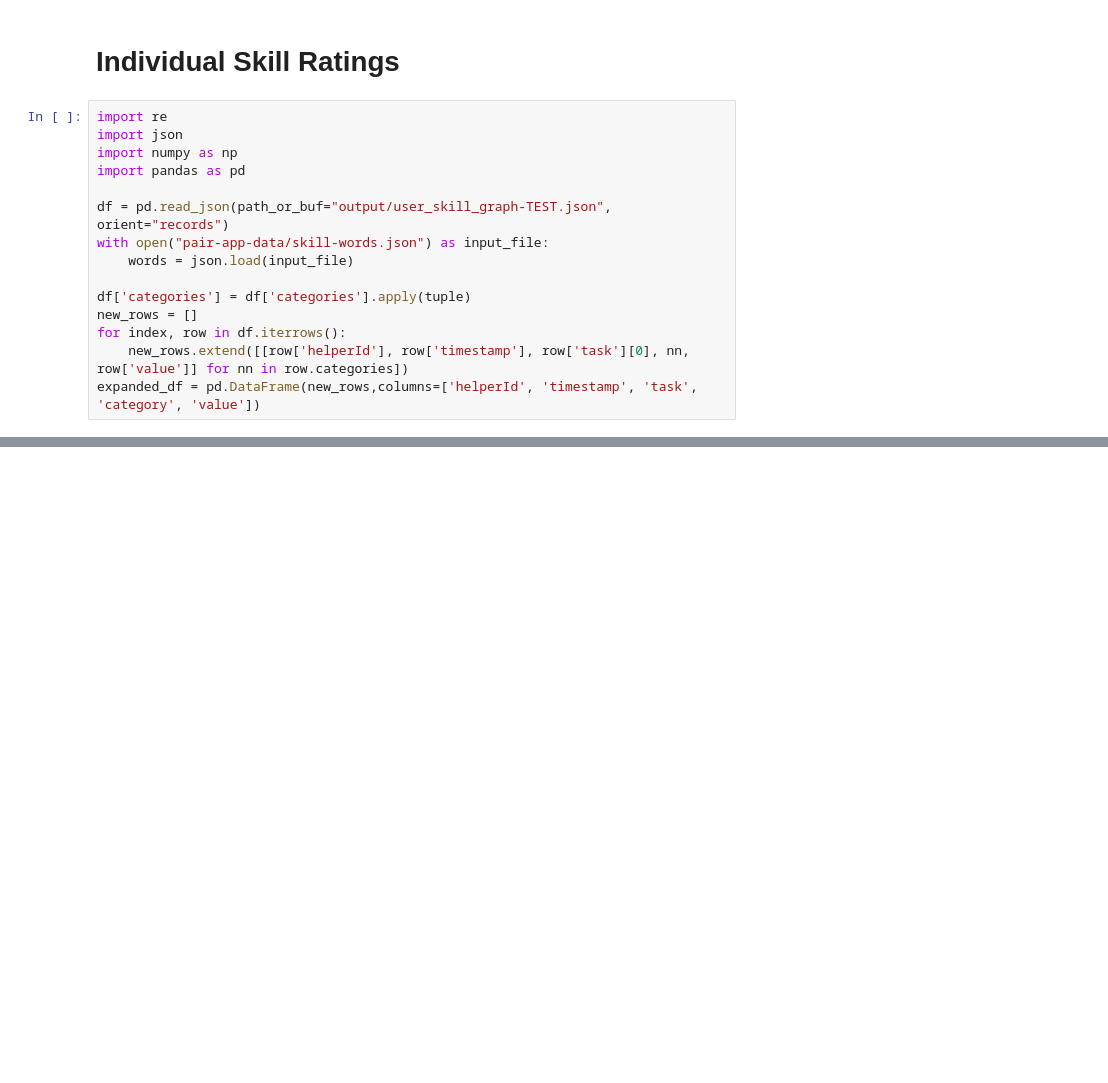
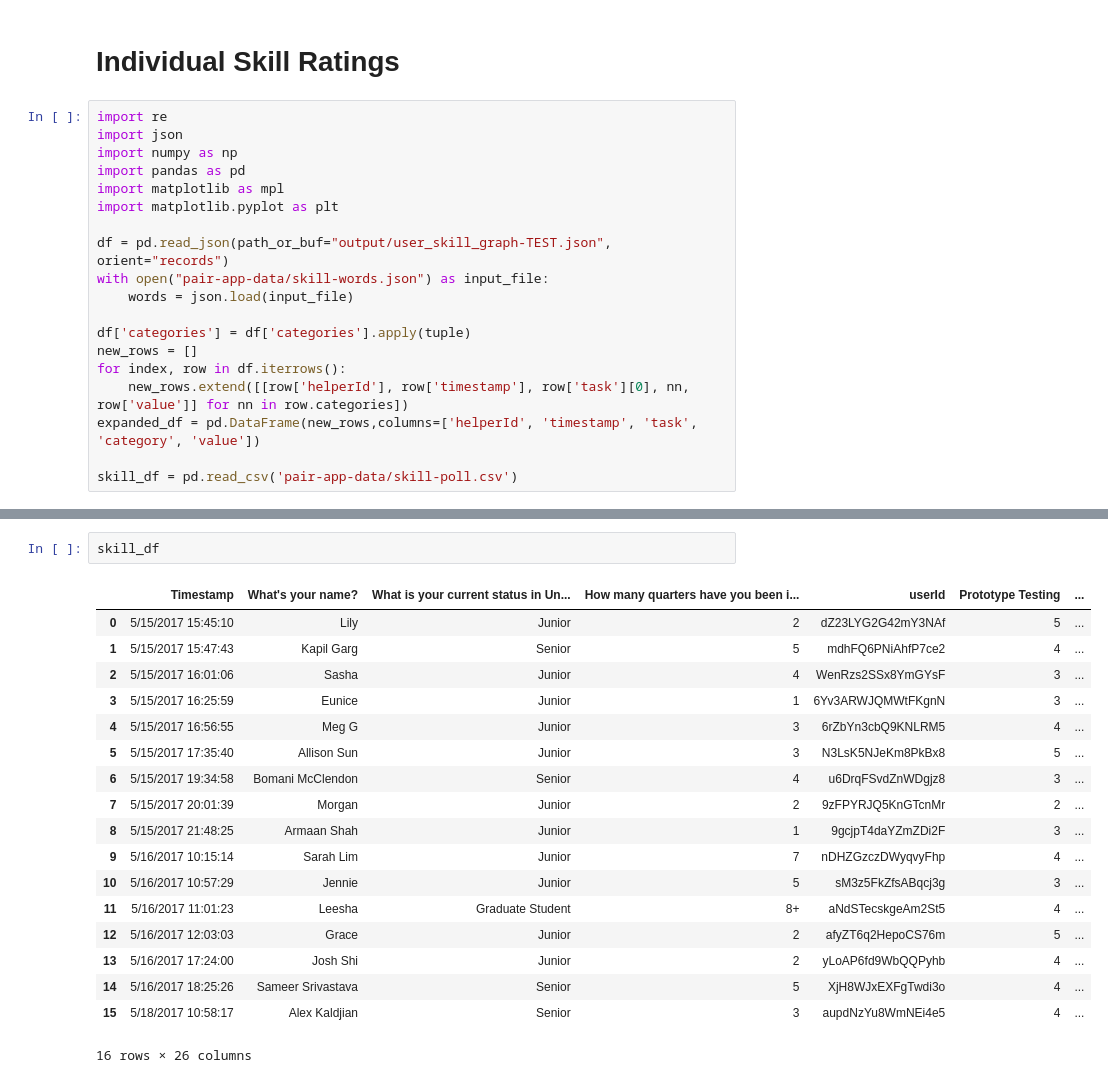
Before and after one commit to NUDelta/pair-research-meteor, a Jupyter notebook: data-analysis/Individual Skill Profiles.ipynb, the cells around one changed output, grey strips where cells are left out. Drawn from its saved outputs; the diff is of its cells as text; blank space fills up the shorter version.

```diff
--- a/data-analysis/Individual Skill Profiles.ipynb
+++ b/data-analysis/Individual Skill Profiles.ipynb
@@ -5,6 +5,8 @@ import re
 import json
 import numpy as np
 import pandas as pd
+import matplotlib as mpl
+import matplotlib.pyplot as plt
 
 df = pd.read_json(path_or_buf="output/user_skill_graph-TEST.json", orient="records")
 with open("pair-app-data/skill-words.json") as input_file:
@@ -17,4 +19,6 @@ for index, row in df.iterrows():
 expanded_df = pd.DataFrame(new_rows,columns=['helperId', 'timestamp', 'task', 'category', 'value'])
+
+skill_df = pd.read_csv('pair-app-data/skill-poll.csv')
 # %%
 def grab_user_responses(userId, pair_responses):
     user_responses = pair_responses[pair_responses['helperId'] == userId]
@@ -44,0 +174,21 @@ study design        1.000000
+# %%
+skill_df
+# %% [output]
+|  | Timestamp | What's your name? | What is your current status in Un... | How many quarters have you been i... | userId | Prototype Testing | ... |
+| 0 | 5/15/2017 15:45:10 | Lily | Junior | 2 | dZ23LYG2G42mY3NAf | 5 | ... |
+| 1 | 5/15/2017 15:47:43 | Kapil Garg | Senior | 5 | mdhFQ6PNiAhfP7ce2 | 4 | ... |
+| 2 | 5/15/2017 16:01:06 | Sasha | Junior | 4 | WenRzs2SSx8YmGYsF | 3 | ... |
+| 3 | 5/15/2017 16:25:59 | Eunice | Junior | 1 | 6Yv3ARWJQMWtFKgnN | 3 | ... |
+| 4 | 5/15/2017 16:56:55 | Meg G | Junior | 3 | 6rZbYn3cbQ9KNLRM5 | 4 | ... |
+| 5 | 5/15/2017 17:35:40 | Allison Sun | Junior | 3 | N3LsK5NJeKm8PkBx8 | 5 | ... |
+| 6 | 5/15/2017 19:34:58 | Bomani McClendon | Senior | 4 | u6DrqFSvdZnWDgjz8 | 3 | ... |
+| 7 | 5/15/2017 20:01:39 | Morgan | Junior | 2 | 9zFPYRJQ5KnGTcnMr | 2 | ... |
+| 8 | 5/15/2017 21:48:25 | Armaan Shah | Junior | 1 | 9gcjpT4daYZmZDi2F | 3 | ... |
+| 9 | 5/16/2017 10:15:14 | Sarah Lim | Junior | 7 | nDHZGzczDWyqvyFhp | 4 | ... |
+| 10 | 5/16/2017 10:57:29 | Jennie | Junior | 5 | sM3z5FkZfsABqcj3g | 3 | ... |
+| 11 | 5/16/2017 11:01:23 | Leesha | Graduate Student | 8+ | aNdSTecskgeAm2St5 | 4 | ... |
+| 12 | 5/16/2017 12:03:03 | Grace | Junior | 2 | afyZT6q2HepoCS76m | 5 | ... |
+| 13 | 5/16/2017 17:24:00 | Josh Shi | Junior | 2 | yLoAP6fd9WbQQPyhb | 4 | ... |
+| 14 | 5/16/2017 18:25:26 | Sameer Srivastava | Senior | 5 | XjH8WJxEXFgTwdi3o | 4 | ... |
+| 15 | 5/18/2017 10:58:17 | Alex Kaldjian | Senior | 3 | aupdNzYu8WmNEi4e5 | 4 | ... |
+16 rows × 26 columns
```
Also changed, not shown: parts of 11 cells of this notebook, 5 other files.
